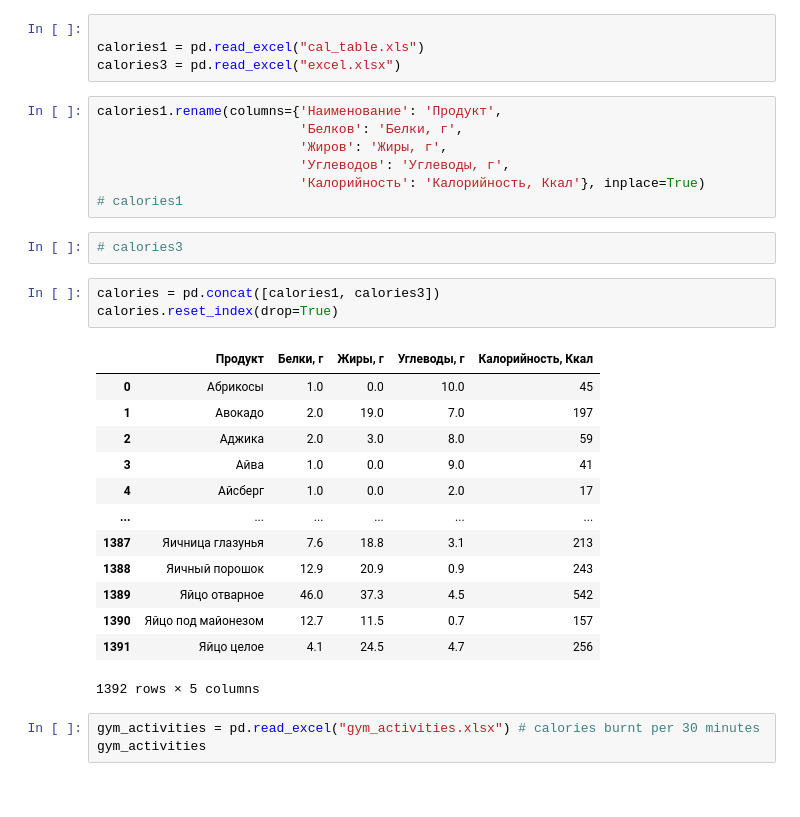
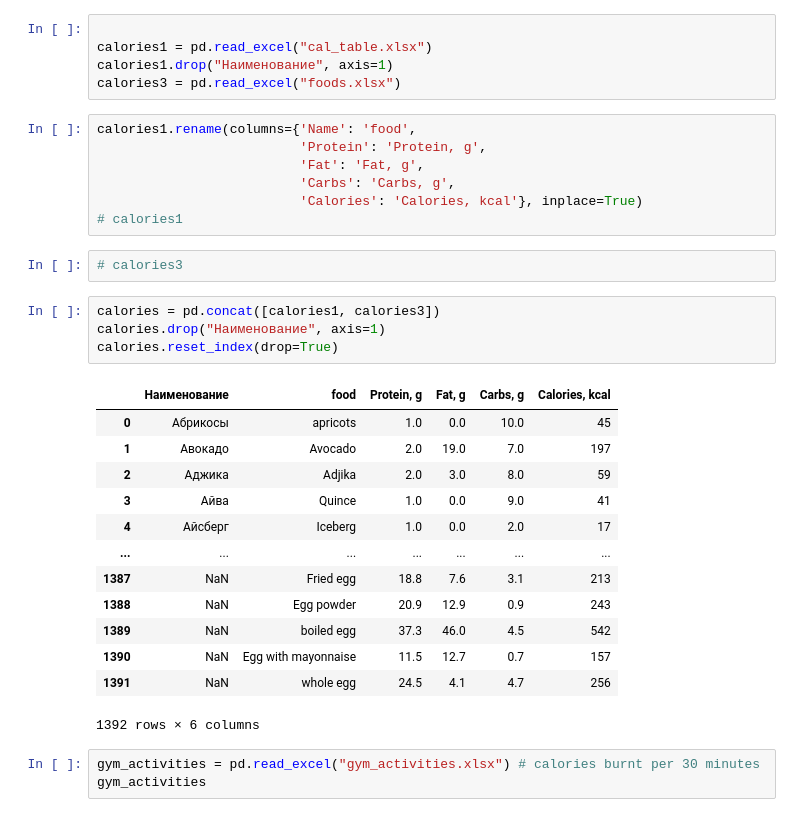
Before and after one commit to kobks/VKR, a Jupyter notebook: VKR_code.ipynb, the cells around one changed output. Drawn from its saved outputs; the diff is of its cells as text.

```diff
--- a/VKR_code.ipynb
+++ b/VKR_code.ipynb
@@ -271,34 +254,36 @@ print(models)
 import enum
 # %%
 
-calories1 = pd.read_excel("cal_table.xls")
-calories3 = pd.read_excel("excel.xlsx")
+calories1 = pd.read_excel("cal_table.xlsx")
+calories1.drop("Наименование", axis=1)
+calories3 = pd.read_excel("foods.xlsx")
-# %%
-calories1.rename(columns={'Наименование': 'Продукт',
-                          'Белков': 'Белки, г',
-                          'Жиров': 'Жиры, г',
-                          'Углеводов': 'Углеводы, г',
-                          'Калорийность': 'Калорийность, Ккал'}, inplace=True)
-# calories1
+# %%
+calories1.rename(columns={'Name': 'food',
+                          'Protein': 'Protein, g',
+                          'Fat': 'Fat, g',
+                          'Carbs': 'Carbs, g',
+                          'Calories': 'Calories, kcal'}, inplace=True)
+# calories1
 # %%
 # calories3
 # %%
 calories = pd.concat([calories1, calories3])
+calories.drop("Наименование", axis=1)
 calories.reset_index(drop=True)
 # %% [output]
-|  | Продукт | Белки, г | Жиры, г | Углеводы, г | Калорийность, Ккал |
-| 0 | Абрикосы | 1.0 | 0.0 | 10.0 | 45 |
-| 1 | Авокадо | 2.0 | 19.0 | 7.0 | 197 |
-| 2 | Аджика | 2.0 | 3.0 | 8.0 | 59 |
-| 3 | Айва | 1.0 | 0.0 | 9.0 | 41 |
-| 4 | Айсберг | 1.0 | 0.0 | 2.0 | 17 |
-| ... | ... | ... | ... | ... | ... |
-| 1387 | Яичница глазунья | 7.6 | 18.8 | 3.1 | 213 |
-| 1388 | Яичный порошок | 12.9 | 20.9 | 0.9 | 243 |
-| 1389 | Яйцо отварное | 46.0 | 37.3 | 4.5 | 542 |
-| 1390 | Яйцо под майонезом | 12.7 | 11.5 | 0.7 | 157 |
-| 1391 | Яйцо целое | 4.1 | 24.5 | 4.7 | 256 |
+|  | Наименование | food | Protein, g | Fat, g | Carbs, g | Calories, kcal |
+| 0 | Абрикосы | apricots | 1.0 | 0.0 | 10.0 | 45 |
+| 1 | Авокадо | Avocado | 2.0 | 19.0 | 7.0 | 197 |
+| 2 | Аджика | Adjika | 2.0 | 3.0 | 8.0 | 59 |
+| 3 | Айва | Quince | 1.0 | 0.0 | 9.0 | 41 |
+| 4 | Айсберг | Iceberg | 1.0 | 0.0 | 2.0 | 17 |
+| ... | ... | ... | ... | ... | ... | ... |
+| 1387 | NaN | Fried egg | 18.8 | 7.6 | 3.1 | 213 |
+| 1388 | NaN | Egg powder | 20.9 | 12.9 | 0.9 | 243 |
+| 1389 | NaN | boiled egg | 37.3 | 46.0 | 4.5 | 542 |
+| 1390 | NaN | Egg with mayonnaise | 11.5 | 12.7 | 0.7 | 157 |
+| 1391 | NaN | whole egg | 24.5 | 4.1 | 4.7 | 256 |
-1392 rows × 5 columns
+1392 rows × 6 columns
 # %%
 gym_activities = pd.read_excel("gym_activities.xlsx") # calories burnt per 30 minutes
 gym_activities
```
Also changed, not shown: parts of 75 cells of this notebook.
